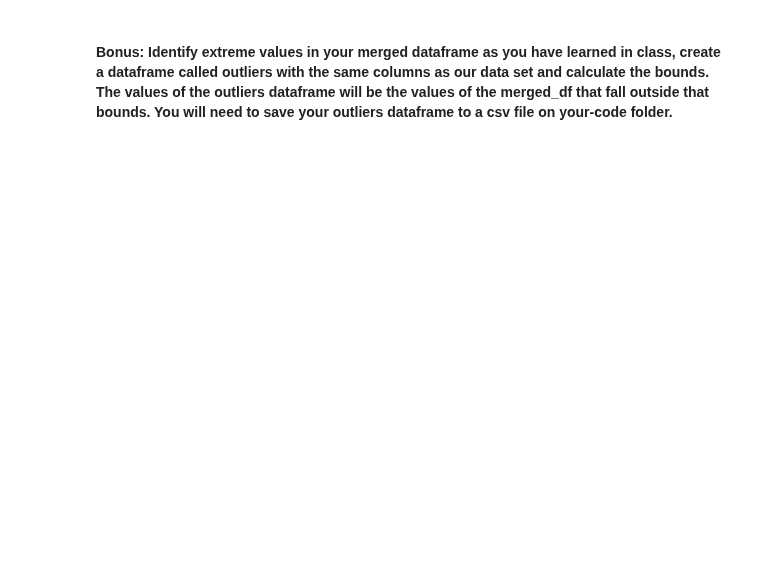
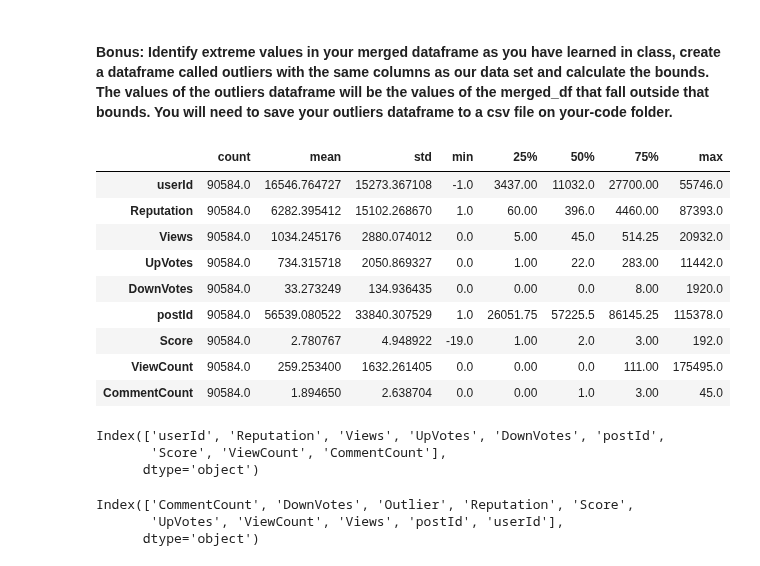
Before and after one commit to ironhack-datalabs/datamad0819, a Jupyter notebook: module-1/lab-data_cleaning/your-code/main.ipynb, the cells around one changed output. Saved outputs shown, nothing was run; the diff lists cells and outputs as text; code cells hidden in the pictures; blank space fills up the shorter version.

Commit message:
Todo hecho

```diff
--- a/module-1/lab-data_cleaning/your-code/main.ipynb
+++ b/module-1/lab-data_cleaning/your-code/main.ipynb
@@ -318,2 +336,78 @@ AttributeError: 'list' object has no attribute 'fillna'
 # %% [markdown]
 #### Bonus: Identify extreme values in your merged dataframe as you have learned in class, create a dataframe called outliers with the same columns as our data set and calculate the bounds. The values of the outliers dataframe will be the values of the merged_df that fall outside that bounds. You will need to save your outliers dataframe to a csv file on your-code folder.
+# %%
+outliers = pd.DataFrame(columns=df_name_pots.columns)
+
+"""max_rep = outliers["Reputation"].max()
+avg_rep = outliers["Reputation"].mean()
+min_rep = outliers["Reputation"].min()
+print("Max,Avg,Min",max_rep,avg_rep,min_rep)
+"""
+
+
+"""
+UNA FORMA DE HACERLO
+
+QO = outliers.quantile(0)
+Q1 = outliers.quantile(.25)
+Q2 = outliers.quantile(.5)
+Q3 = outliers.quantile(.75)
+Q4 = outliers.quantile(1)
+
+#calculo el IQR
+IQR = Q3 - Q1
+print(IQR)
+#calculo los extremos de Q1
+
+Q1_extremo = Q1 -( 3*IQR)
+
+
+Q3_extremo = Q3 +( 3*IQR)
+display(Q1_extremo)
+display(Q3_extremo)
+
+display( outliers.quantile(.25))
+"""
+
+stats = df_name_pots.describe().transpose()
+
+display(stats)
+stats['IQR'] = stats['75%'] - stats['25%']
+
+
+results = None
+for col in stats.index:
+    iqr = stats.at[col,'IQR']
+    cutoff = iqr * 1.5
+    lower = stats.at[col,'25%'] - cutoff
+    upper = stats.at[col,'75%'] + cutoff
+    #HASTA AQUI CALCULAMOS TODOS LOS VALORES
+
+
+
+    #coge los valorees fuera de los limites
+    #copy hacee una copia de los indices y de toda la columba
+    results = df_name_pots[(df_name_pots[col] < lower) |
+                   (df_name_pots[col] > upper)].copy()
+    results['Outlier'] = col
+    outliers = outliers.append(results)
+
+path_file = ""
+outliers.to_csv(file_name, sep='\t')
+# %% [output]
+|  | count | mean | std | min | 25% | 50% | 75% | max |
+| userId | 90584.0 | 16546.764727 | 15273.367108 | -1.0 | 3437.00 | 11032.0 | 27700.00 | 55746.0 |
+| Reputation | 90584.0 | 6282.395412 | 15102.268670 | 1.0 | 60.00 | 396.0 | 4460.00 | 87393.0 |
+| Views | 90584.0 | 1034.245176 | 2880.074012 | 0.0 | 5.00 | 45.0 | 514.25 | 20932.0 |
+| UpVotes | 90584.0 | 734.315718 | 2050.869327 | 0.0 | 1.00 | 22.0 | 283.00 | 11442.0 |
+| DownVotes | 90584.0 | 33.273249 | 134.936435 | 0.0 | 0.00 | 0.0 | 8.00 | 1920.0 |
+| postId | 90584.0 | 56539.080522 | 33840.307529 | 1.0 | 26051.75 | 57225.5 | 86145.25 | 115378.0 |
+| Score | 90584.0 | 2.780767 | 4.948922 | -19.0 | 1.00 | 2.0 | 3.00 | 192.0 |
+| ViewCount | 90584.0 | 259.253400 | 1632.261405 | 0.0 | 0.00 | 0.0 | 111.00 | 175495.0 |
+| CommentCount | 90584.0 | 1.894650 | 2.638704 | 0.0 | 0.00 | 1.0 | 3.00 | 45.0 |
+Index(['userId', 'Reputation', 'Views', 'UpVotes', 'DownVotes', 'postId',
+       'Score', 'ViewCount', 'CommentCount'],
+      dtype='object')
+Index(['CommentCount', 'DownVotes', 'Outlier', 'Reputation', 'Score',
+       'UpVotes', 'ViewCount', 'Views', 'postId', 'userId'],
+      dtype='object')
```
Also changed, not shown: parts of 1 cell of this notebook, 1 other file.
